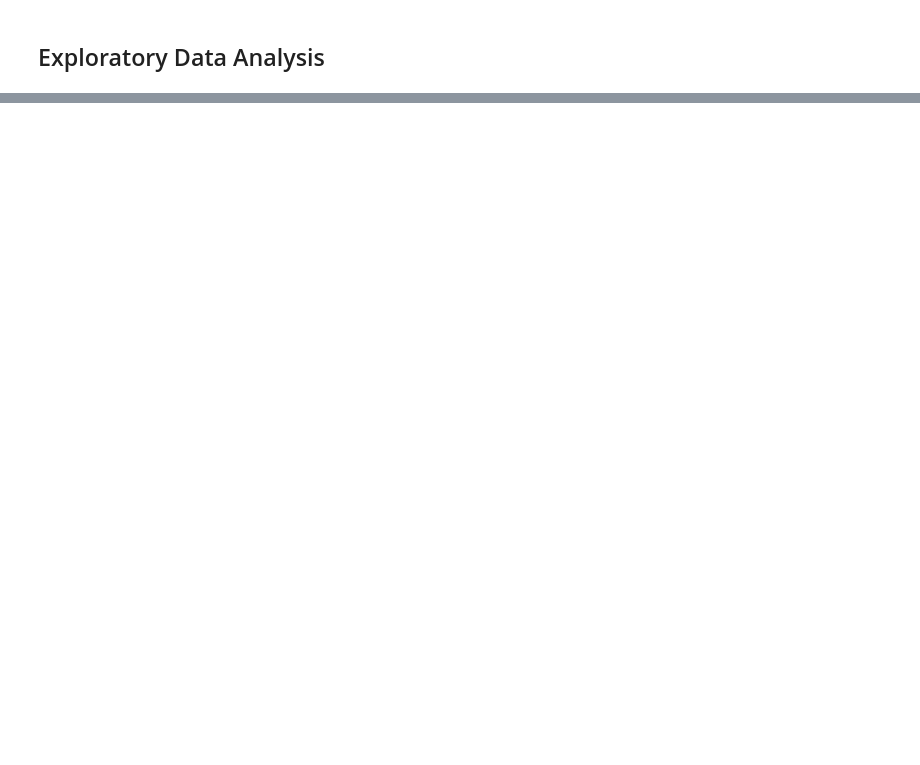
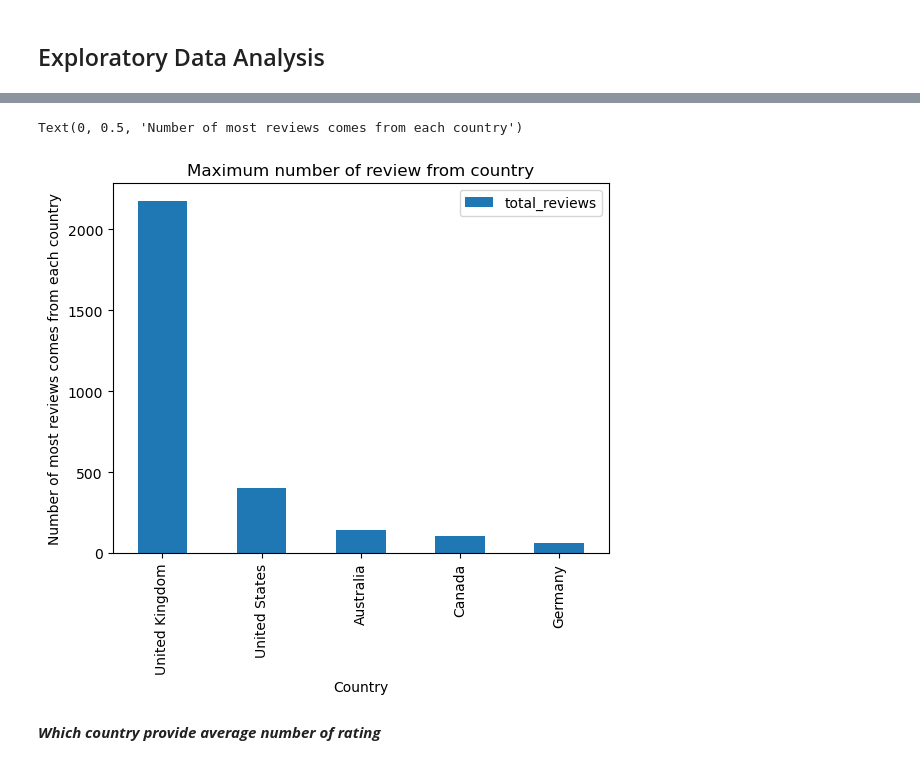
Before and after one commit to sushantsekhar1/british-airways-web-scrapper, a Jupyter notebook: EDA/eda_perform.ipynb, the cells around one changed output, grey strips where cells are left out. Cells and saved outputs as stored; diff of their text form; code cells hidden in the pictures; blank space fills up the shorter version.

```diff
--- a/EDA/eda_perform.ipynb
+++ b/EDA/eda_perform.ipynb
@@ -19,0 +77,2 @@ FileNotFoundError: [Errno 2] No such file or directory: '/Users/sushant/Download
+# %%
+df_country_review = pd.DataFrame(df.country.value_counts().head()).reset_index()
@@ -19,0 +88,4 @@ FileNotFoundError: [Errno 2] No such file or directory: '/Users/sushant/Download
+# %%
+df_country_review.rename(
+    columns={"index": "country", "country": "total_reviews"}, inplace=True
+)
@@ -19,0 +101,10 @@ FileNotFoundError: [Errno 2] No such file or directory: '/Users/sushant/Download
+# %%
+df_country_review.plot(kind="bar", x="country")
+plt.title("Maximum number of review from country")
+plt.xlabel("Country")
+plt.ylabel("Number of most reviews comes from each country")
+# %% [output]
+Text(0, 0.5, 'Number of most reviews comes from each country')
+[figure, added]
+# %% [markdown]
+**_Which country provide average number of rating_**
```
Also changed, not shown: parts of 24 cells of this notebook, 1 other file.
